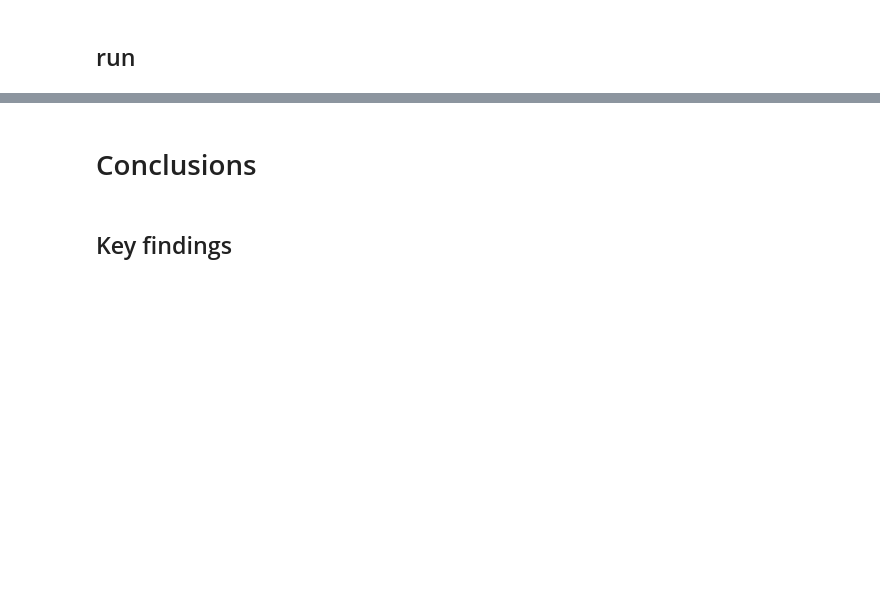
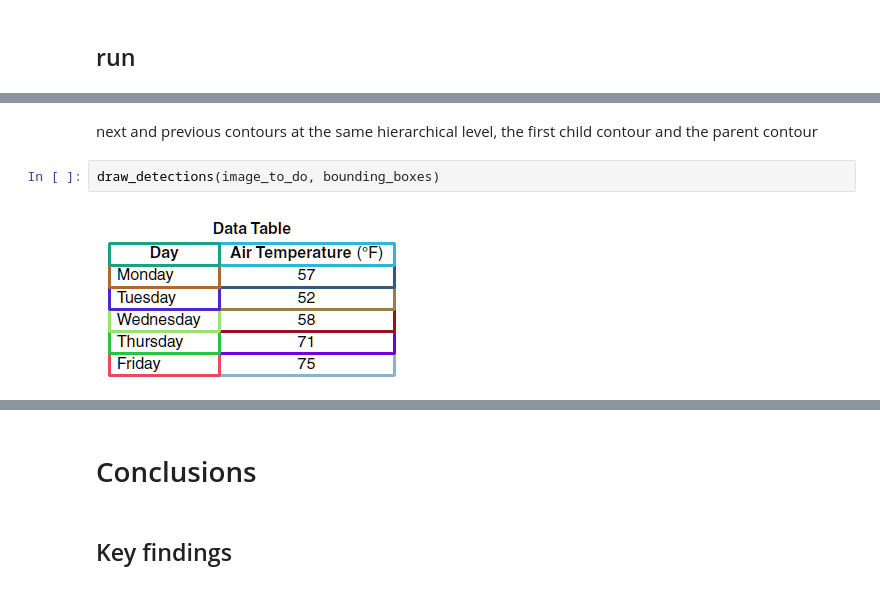
Before and after one commit to drschwenk/tableparse_notebooks, a Jupyter notebook: connected_components.ipynb, the cells around one changed output, grey strips where cells are left out. Drawn from its saved outputs; the diff is of its cells as text; blank space fills up the shorter version.

```diff
--- a/connected_components.ipynb
+++ b/connected_components.ipynb
@@ -219,0 +204,6 @@ bounding_boxes
+# %% [markdown]
+next and previous contours at the same hierarchical level, the first child contour and the parent contour
+# %%
+draw_detections(image_to_do, bounding_boxes)
+# %% [output]
+[figure, added]
```
Also changed, not shown: parts of 39 cells of this notebook, 2 other files.
